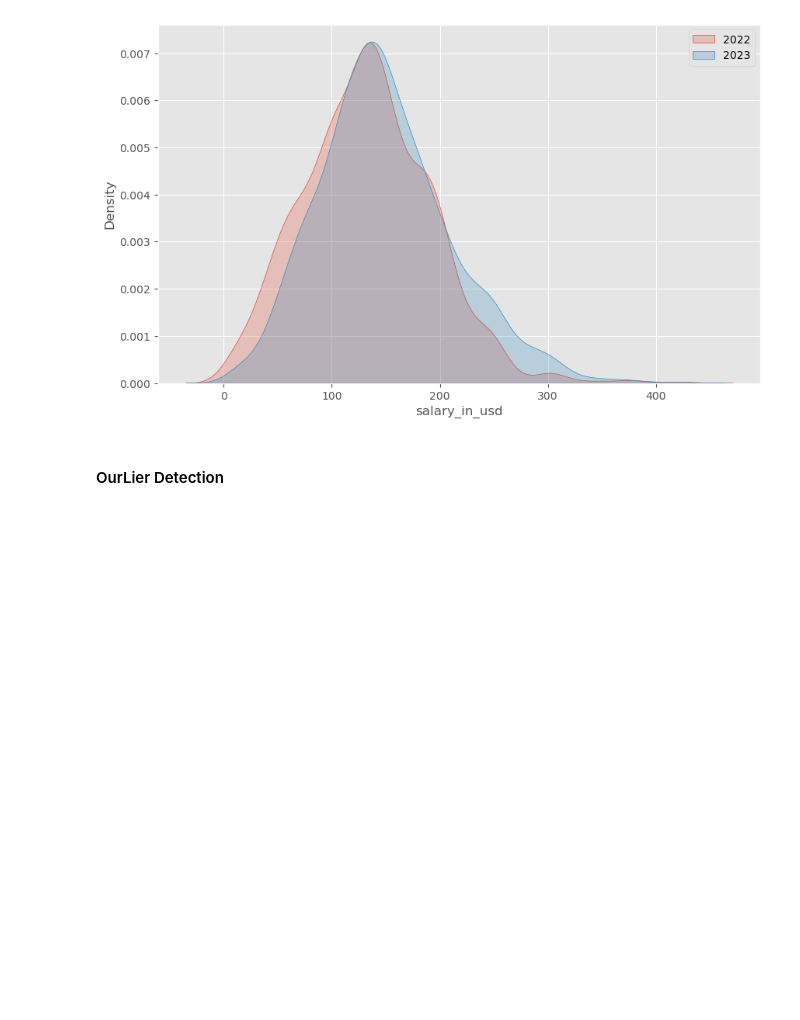
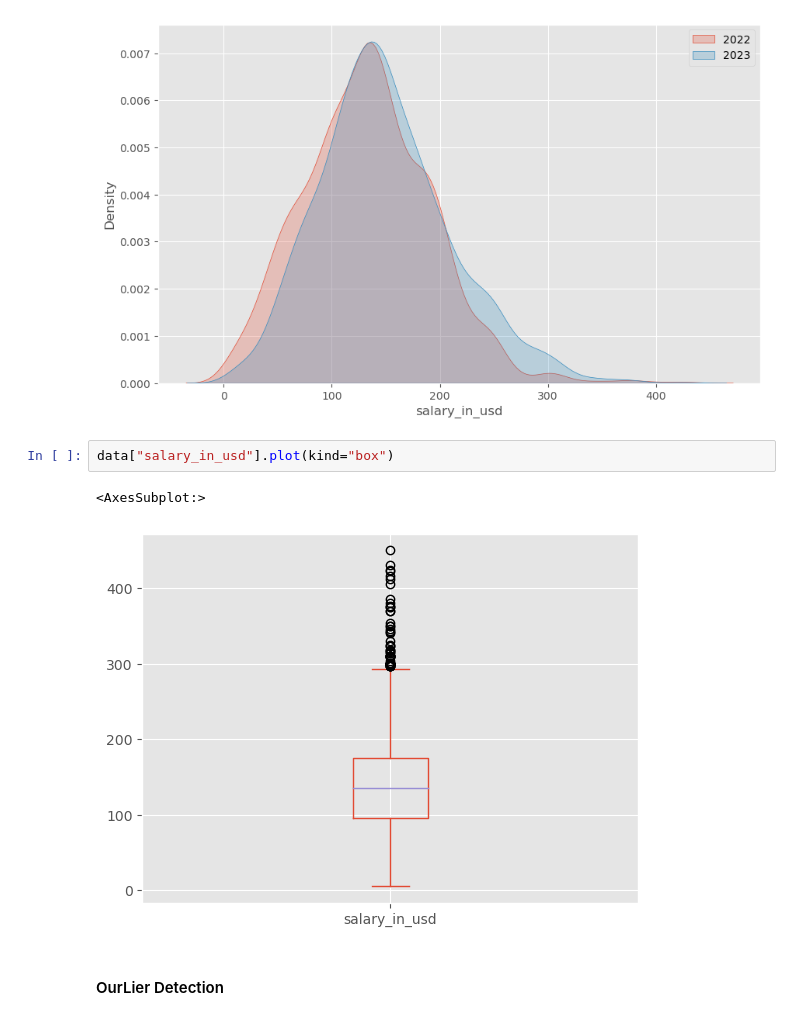
Before and after one commit to ahmedbasemdev/Corelia, a Jupyter notebook: Task 5 - EDA/Code.ipynb, the cells around one changed output. Cells and saved outputs as stored; diff of their text form; blank space fills up the shorter version.

```diff
--- a/Task 5 - EDA/Code.ipynb
+++ b/Task 5 - EDA/Code.ipynb
@@ -436,6 +447,11 @@ plt.legend(labels=[2022,2023])
 plt.show()
 # %% [output]
 [figure]
+# %%
+data["salary_in_usd"].plot(kind="box")
+# %% [output]
+<AxesSubplot:>
+[figure, added]
 # %% [markdown]
 #### OurLier Detection
 # %%
```
Also changed, not shown: parts of 27 cells of this notebook.
